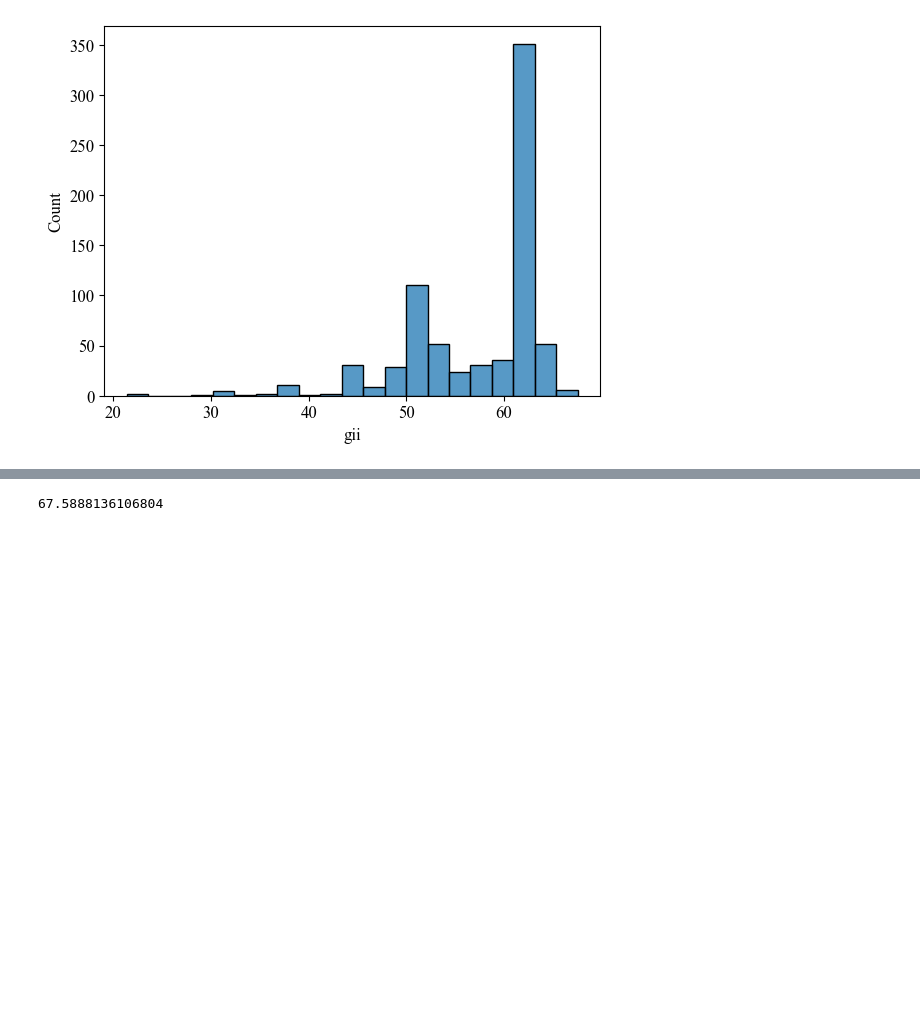
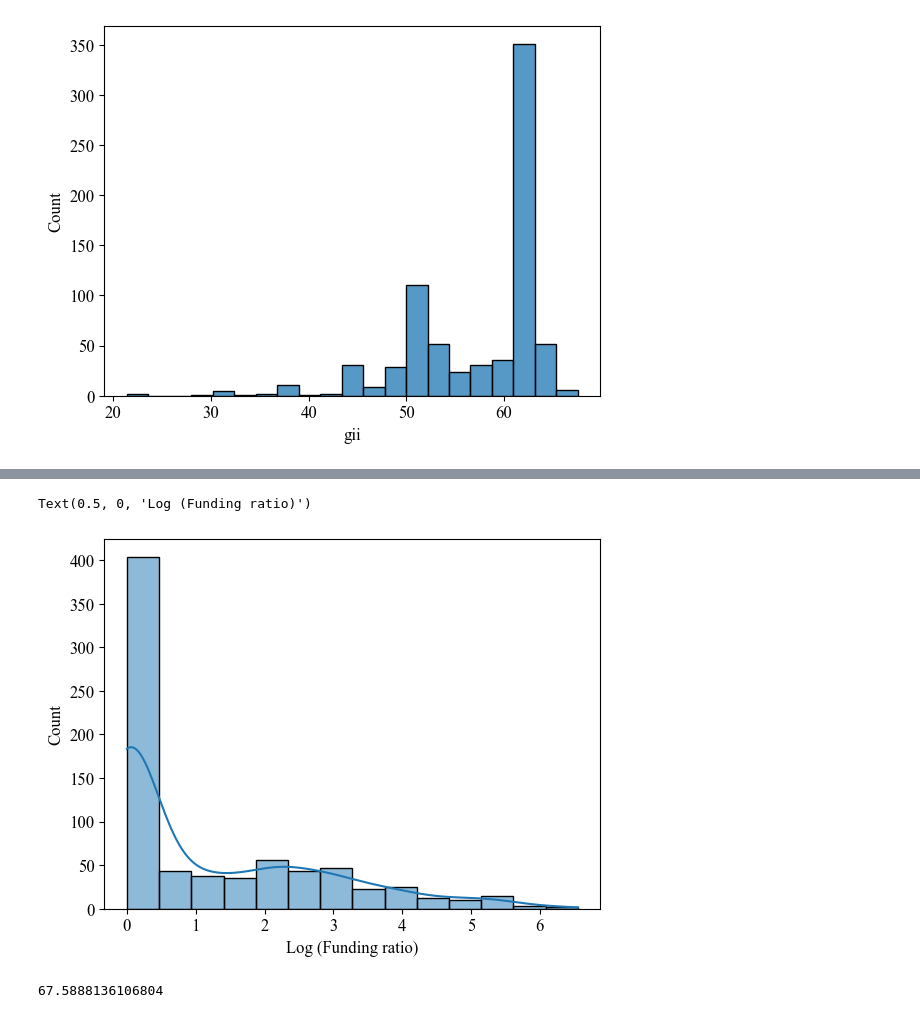
Before and after one commit to alendemsh/Fundraising-perspectives-via-crowdfunding-of-AI-driven-startups, a Jupyter notebook: eda.ipynb, the cells around one changed output, grey strips where cells are left out. Drawn from its saved outputs; the diff is of its cells as text; code cells hidden in the pictures; blank space fills up the shorter version.

```diff
--- a/eda.ipynb
+++ b/eda.ipynb
@@ -165,3 +173,9 @@ work['log_ai_keyword_count'] = np.log(df['ai_keyword_count'] + 1)
+# %%
+sns.histplot(work['log_funding_ratio'], kde=True)
+plt.xlabel("Log (Funding ratio)")
+# %% [output]
+Text(0.5, 0, 'Log (Funding ratio)')
+[figure, added]
 # %%
 work['gii'].max()
 # %% [output]
```
Also changed, not shown: parts of 19 cells of this notebook.
